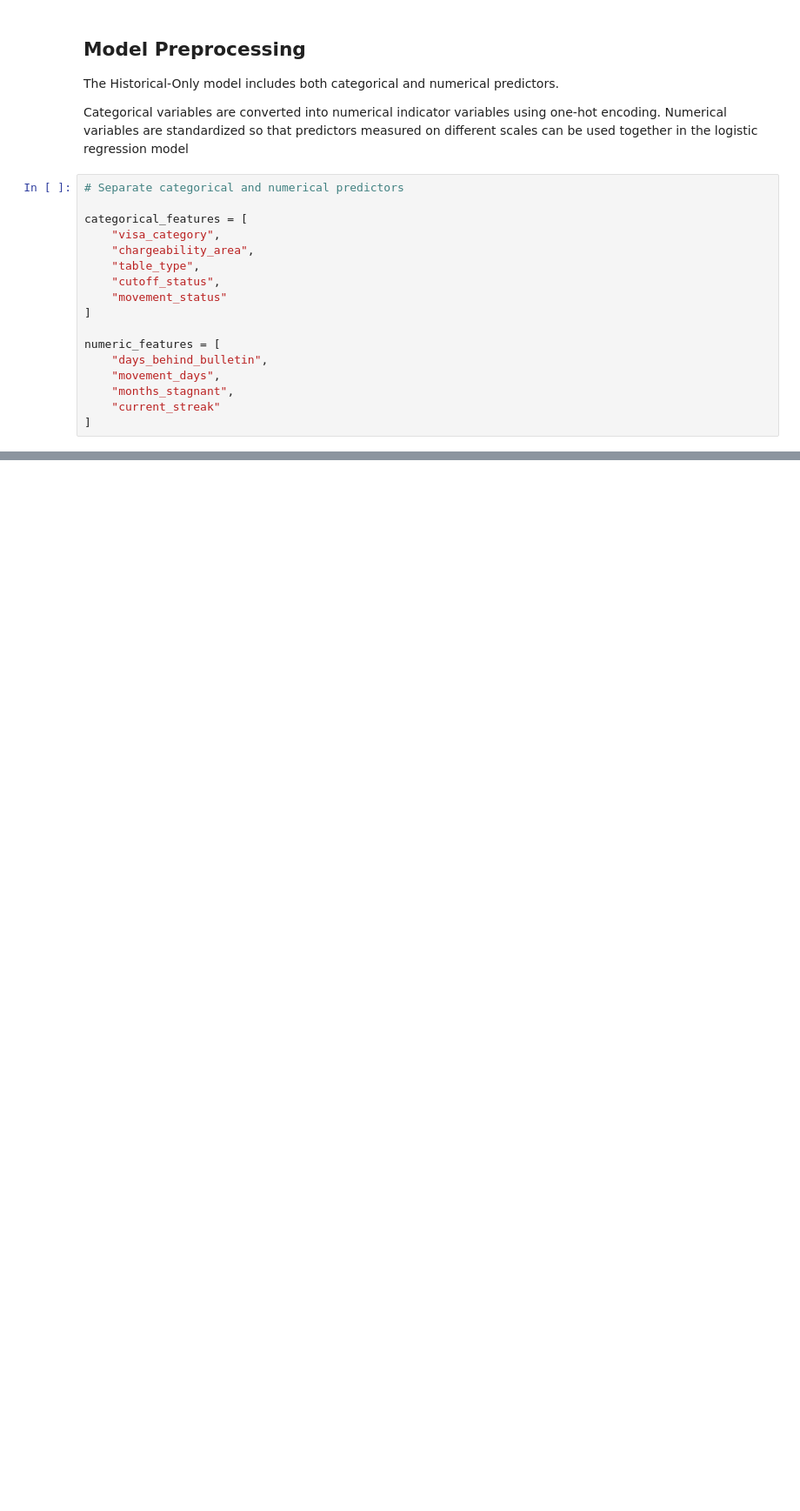
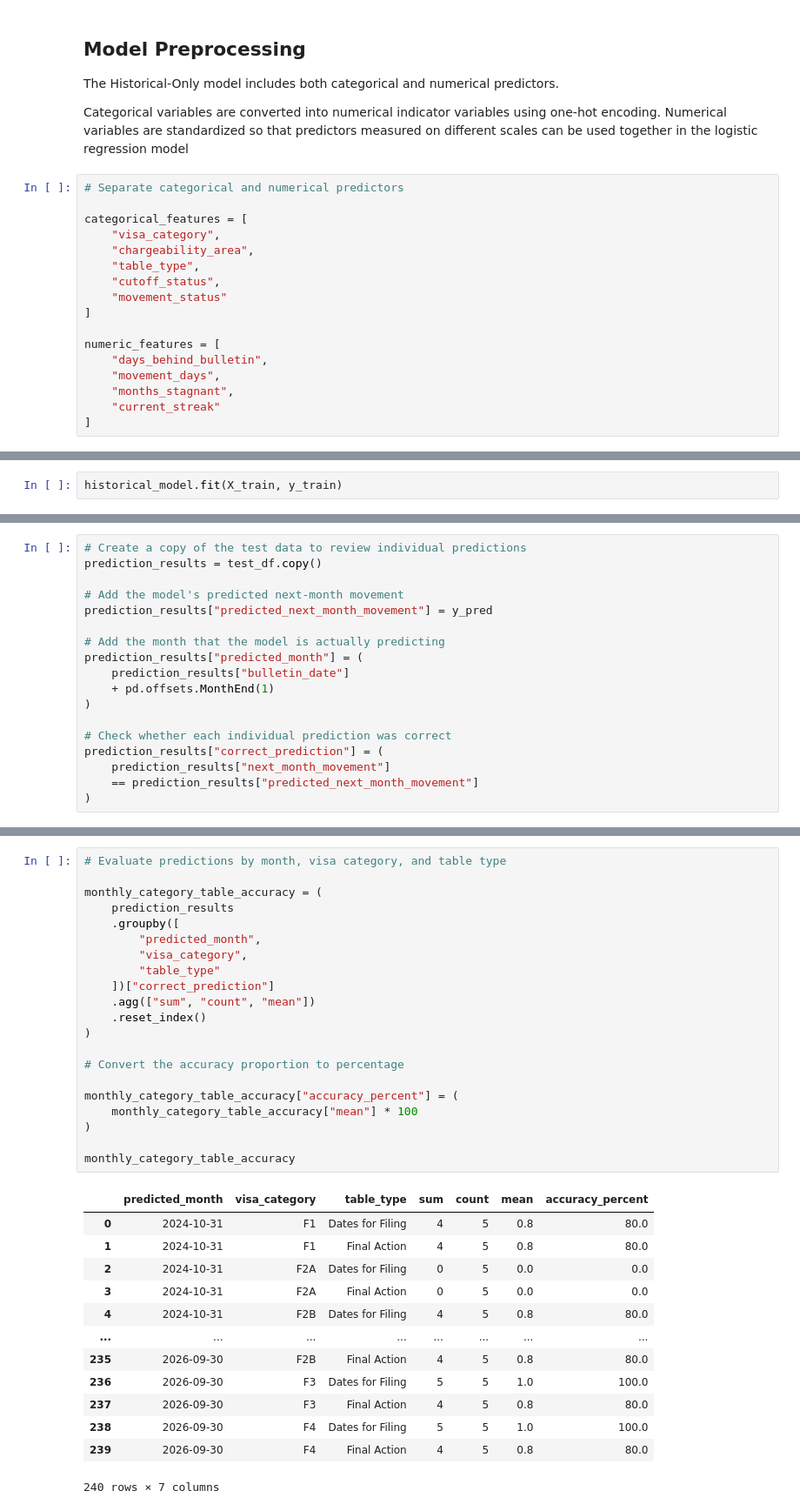
Before and after one commit to stak-k/visa-bulletin-project, a Jupyter notebook: notebooks/07_q3_prediction_model.ipynb, the cells around one changed output, grey strips where cells are left out. Shown at 87% size. Saved outputs shown, nothing was run; the diff lists cells and outputs as text; blank space fills up the shorter version.

Commit message:
complete Historical-Only q3 model and evaluation

```diff
--- a/notebooks/07_q3_prediction_model.ipynb
+++ b/notebooks/07_q3_prediction_model.ipynb
@@ -233,0 +285,2 @@ numeric_features = [
+# %%
+historical_model.fit(X_train, y_train)
@@ -233,0 +377,18 @@ numeric_features = [
+# %%
+# Create a copy of the test data to review individual predictions
+prediction_results = test_df.copy()
+
+# Add the model's predicted next-month movement
+prediction_results["predicted_next_month_movement"] = y_pred
+
+# Add the month that the model is actually predicting
+prediction_results["predicted_month"] = (
+    prediction_results["bulletin_date"]
+    + pd.offsets.MonthEnd(1)
+)
+
+# Check whether each individual prediction was correct
+prediction_results["correct_prediction"] = (
+    prediction_results["next_month_movement"]
+    == prediction_results["predicted_next_month_movement"]
+)
@@ -233,0 +443,35 @@ numeric_features = [
+# %%
+# Evaluate predictions by month, visa category, and table type
+
+monthly_category_table_accuracy = (
+    prediction_results
+    .groupby([
+        "predicted_month",
+        "visa_category",
+        "table_type"
+    ])["correct_prediction"]
+    .agg(["sum", "count", "mean"])
+    .reset_index()
+)
+
+# Convert the accuracy proportion to percentage
+
+monthly_category_table_accuracy["accuracy_percent"] = (
+    monthly_category_table_accuracy["mean"] * 100
+)
+
+monthly_category_table_accuracy
+# %% [output]
+|  | predicted_month | visa_category | table_type | sum | count | mean | accuracy_percent |
+| 0 | 2024-10-31 | F1 | Dates for Filing | 4 | 5 | 0.8 | 80.0 |
+| 1 | 2024-10-31 | F1 | Final Action | 4 | 5 | 0.8 | 80.0 |
+| 2 | 2024-10-31 | F2A | Dates for Filing | 0 | 5 | 0.0 | 0.0 |
+| 3 | 2024-10-31 | F2A | Final Action | 0 | 5 | 0.0 | 0.0 |
+| 4 | 2024-10-31 | F2B | Dates for Filing | 4 | 5 | 0.8 | 80.0 |
+| ... | ... | ... | ... | ... | ... | ... | ... |
+| 235 | 2026-09-30 | F2B | Final Action | 4 | 5 | 0.8 | 80.0 |
+| 236 | 2026-09-30 | F3 | Dates for Filing | 5 | 5 | 1.0 | 100.0 |
+| 237 | 2026-09-30 | F3 | Final Action | 4 | 5 | 0.8 | 80.0 |
+| 238 | 2026-09-30 | F4 | Dates for Filing | 5 | 5 | 1.0 | 100.0 |
+| 239 | 2026-09-30 | F4 | Final Action | 4 | 5 | 0.8 | 80.0 |
+240 rows × 7 columns
```
Also changed, not shown: parts of 19 cells of this notebook, 2 other files.
